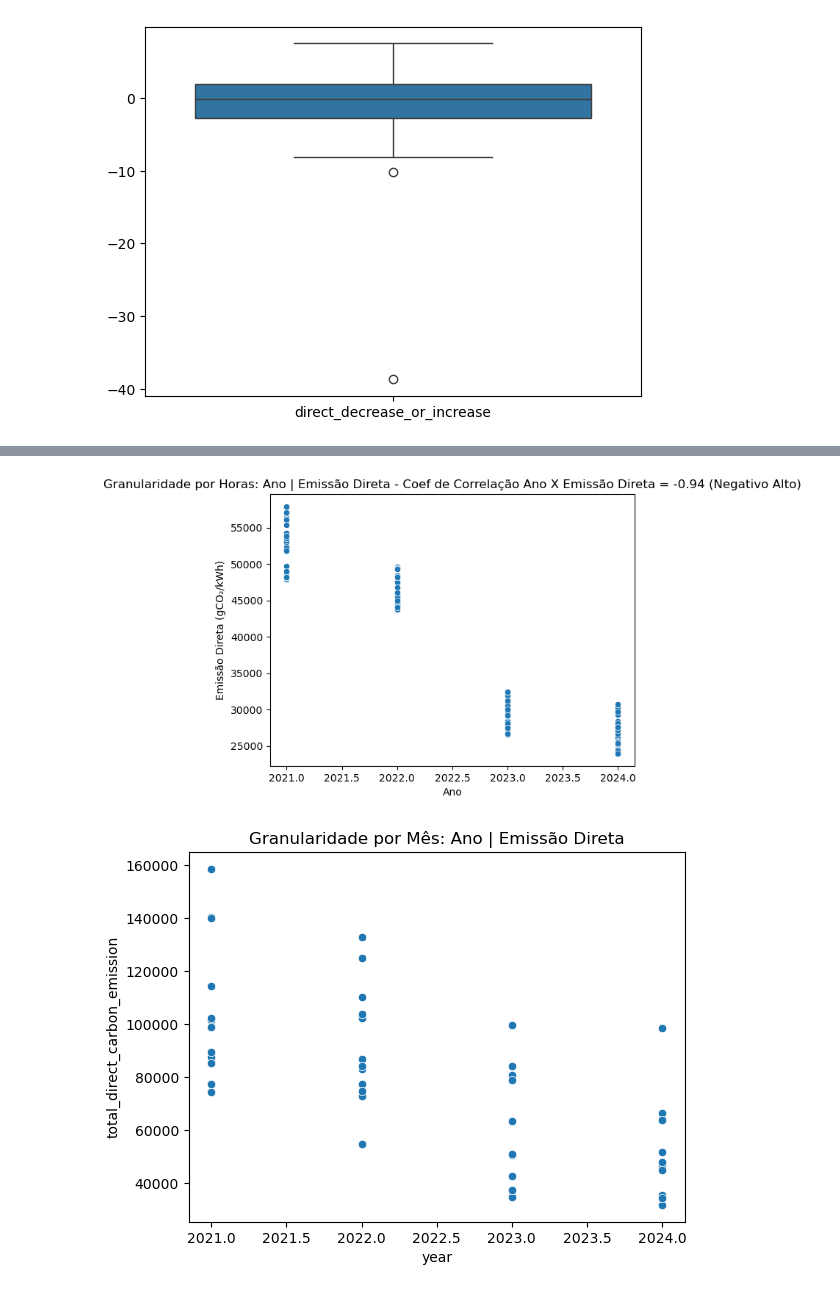
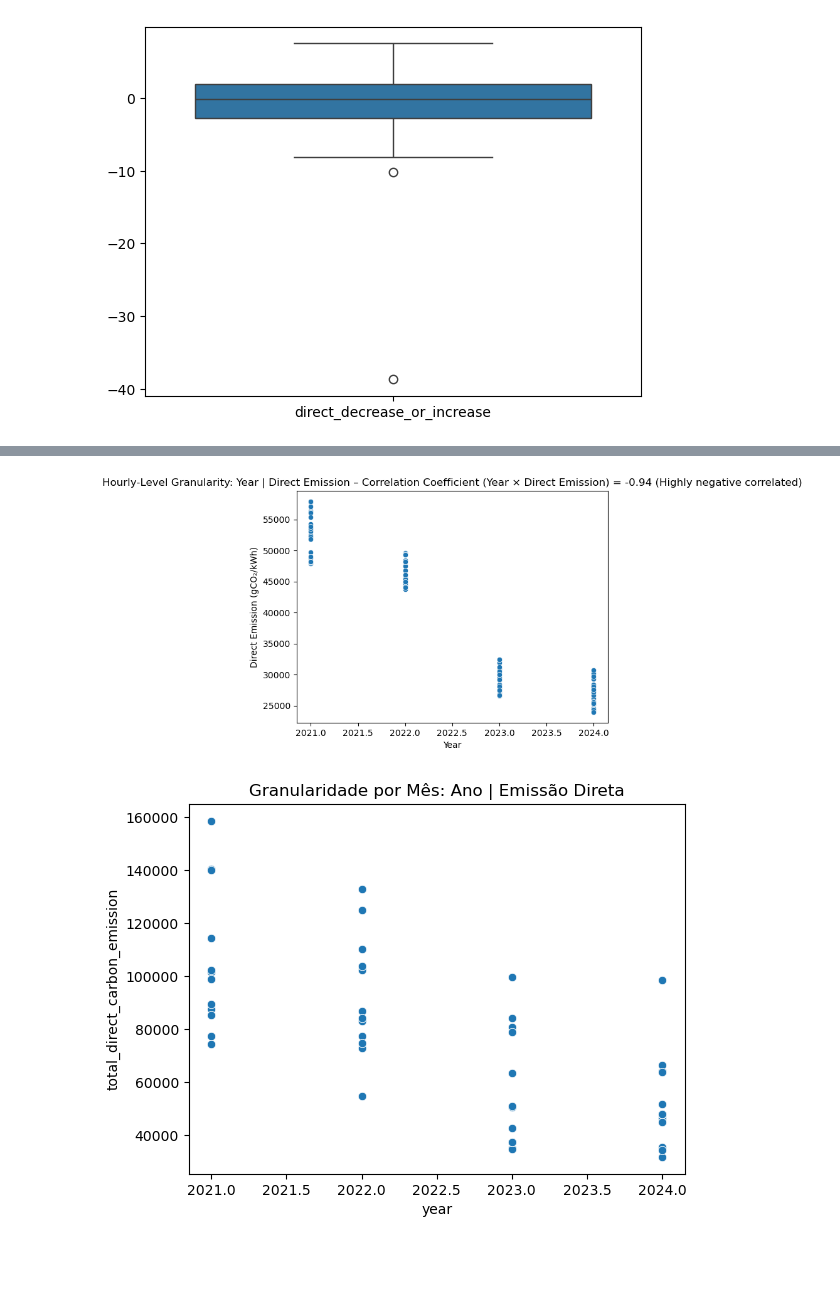
Before and after one commit to montMateus/Estudo_Emissoes-de-Carbono-na-Dinamarca, a Jupyter notebook: denmark/DK_ANALYSIS.ipynb, the cells around one changed output, grey strips where cells are left out. Drawn from its saved outputs; the diff is of its cells as text; code cells hidden in the pictures; blank space fills up the shorter version.

```diff
--- a/denmark/DK_ANALYSIS.ipynb
+++ b/denmark/DK_ANALYSIS.ipynb
@@ -369,13 +369,13 @@ dk_hourly.select_dtypes(include='number').corr()
 # %%
 correlation = dk_hourly.year.corr(dk_hourly.total_direct_carbon_emission)
 
 sns.scatterplot(data=dk_hourly, x='year', y='total_direct_carbon_emission')
-plt.title(f'Granularidade por Horas: Ano | Emissão Direta - Coef de Correlação Ano X Emissão Direta = {correlation:.2f} (Negativo Alto)')
-plt.xlabel('Ano')
-plt.ylabel('Emissão Direta (gCO₂/kWh)')
+plt.title(f'Hourly-Level Granularity: Year | Direct Emission – Correlation Coefficient (Year × Direct Emission) = {correlation:.2f} (Highly negative correlated)')
+plt.xlabel('Year')
+plt.ylabel('Direct Emission (gCO₂/kWh)')
 plt.show()
 # %% [output]
-[figure, old version]
+[figure, new version]
 # %%
 sns.scatterplot(data=dk_general, x='year', y='total_direct_carbon_emission')
 plt.title('Granularidade por Mês: Ano | Emissão Direta')
```
Also changed, not shown: parts of 17 cells of this notebook, 11 other files.
